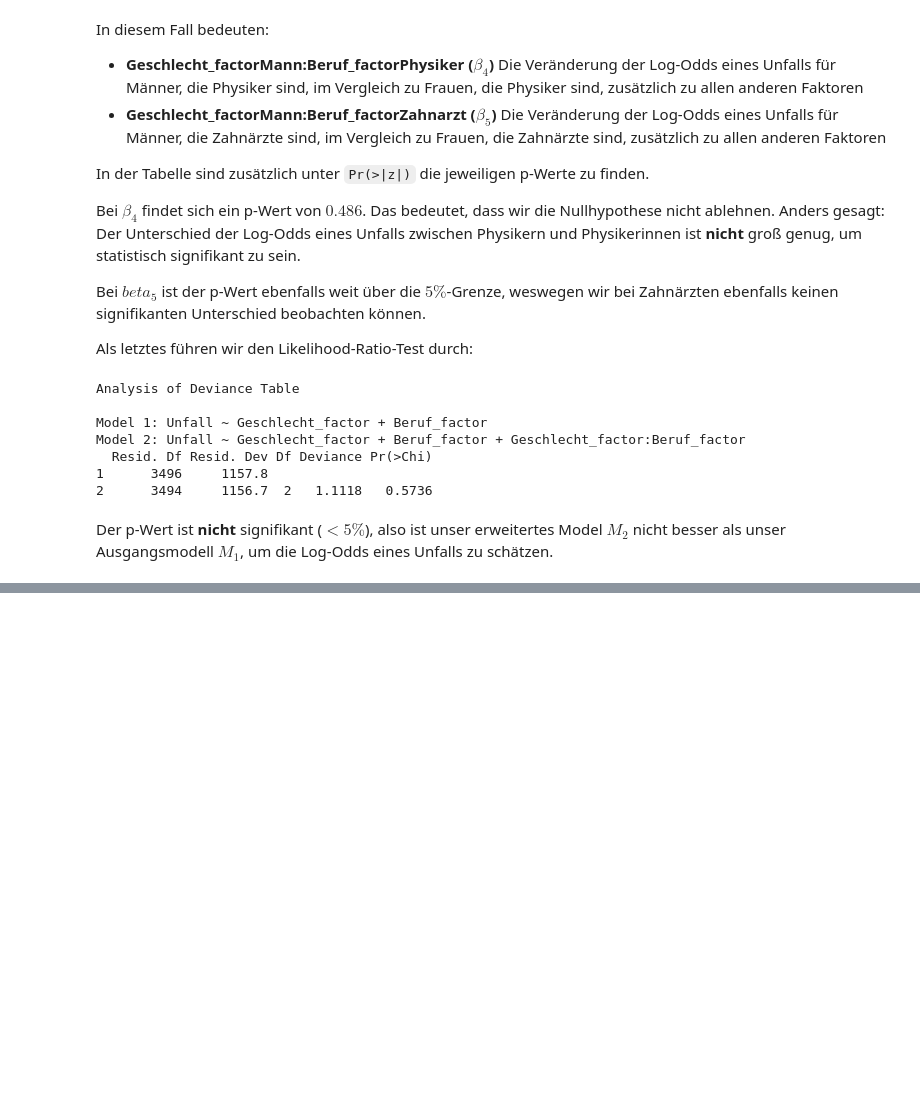
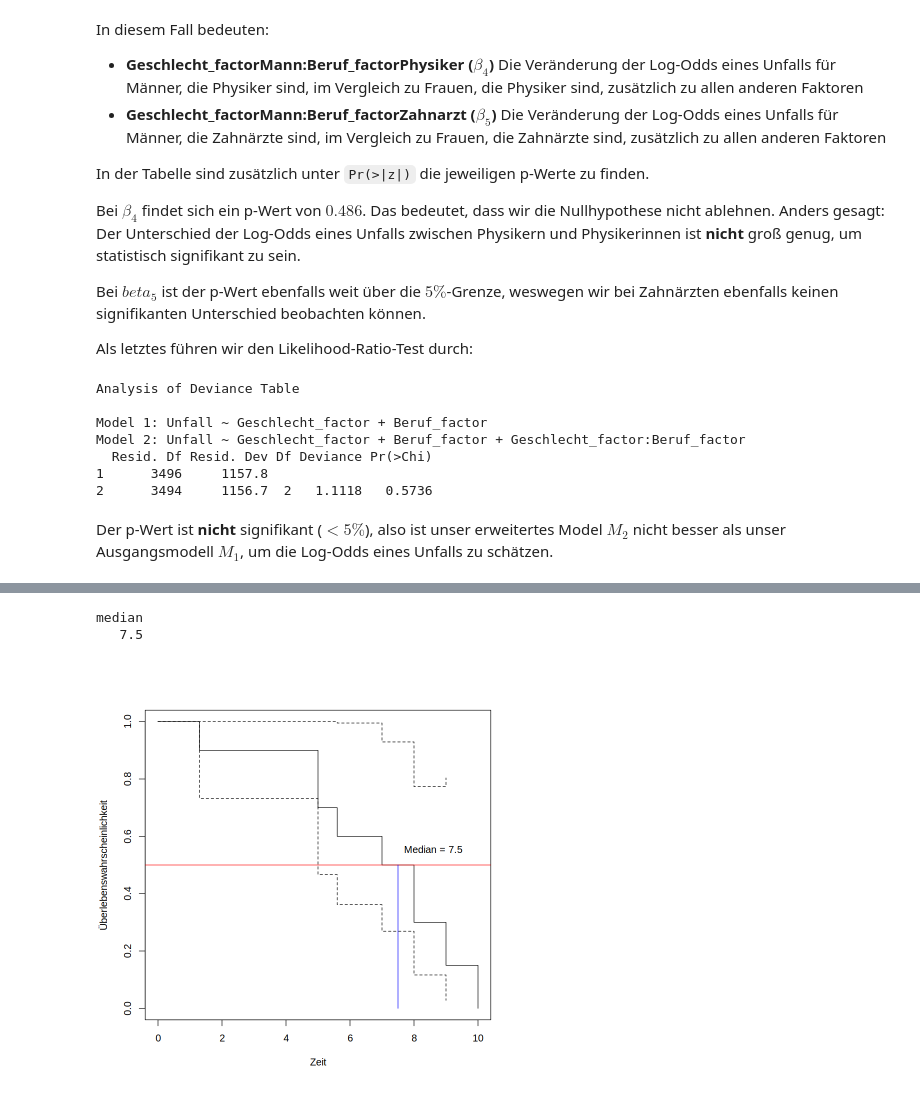
Before and after one commit to mathiashusted/Statistics2, a Jupyter notebook: Uebung 4/Uebung 4.ipynb, the cells around one changed output, grey strips where cells are left out. Cells and saved outputs as stored; diff of their text form; code cells hidden in the pictures; blank space fills up the shorter version.

```diff
--- a/Uebung 4/Uebung 4.ipynb
+++ b/Uebung 4/Uebung 4.ipynb
@@ -146,0 +261,17 @@ Der p-Wert ist **nicht** signifikant ($<5\%$), also ist unser erweitertes Model
+# %%
+median_time <- summary(km_plot)$table["median"]
+
+print(median_time)
+# %% [output]
+median
+   7.5
+# %%
+plot(km_plot, xlab = "Zeit", ylab = "Überlebenswahrscheinlichkeit")
+
+abline(h = 0.5, col = "red", lty = 1)
+
+segments(x0 = median_time, y0 = 0, x1 = median_time, y1 = 0.5, col = "blue", lty = 1)
+
+text(median_time, 0.55, paste("Median =", round(median_time, 2)), pos = 4)
+# %% [output]
+[figure, added]
```
Also changed, not shown: parts of 24 cells of this notebook, 1 other file.
